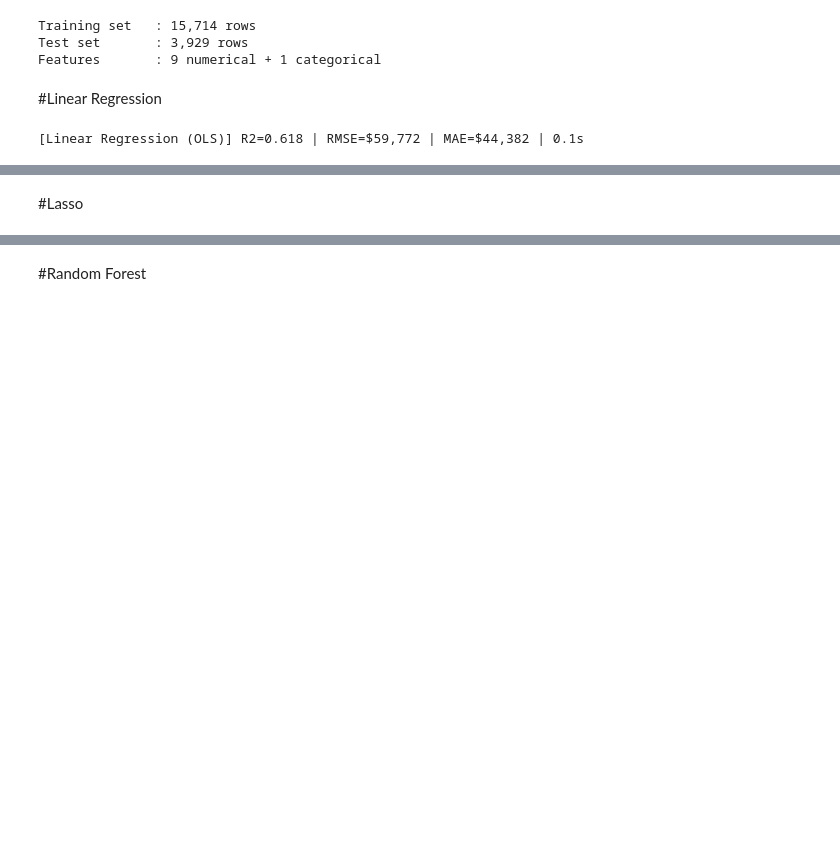
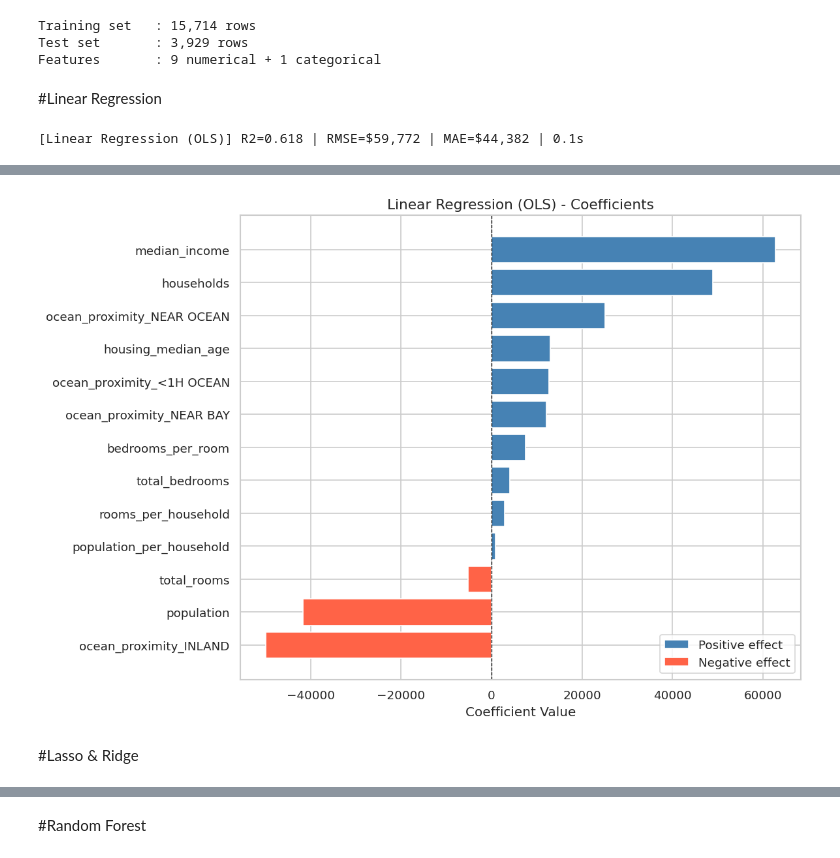
Before and after one commit to toni2174301/CFF-, a Jupyter notebook: Main.ipynb, the cells around one changed output, grey strips where cells are left out. Cells and saved outputs as stored; diff of their text form; code cells hidden in the pictures; blank space fills up the shorter version.

```diff
--- a/Main.ipynb
+++ b/Main.ipynb
@@ -487,5 +515,44 @@ results.append(evaluate_model('Linear Regression (OLS)', pipe_lr, X_train, y_tra
+# %%
+# ============================================================
+#COEFFICIENTS: LINEAR REGRESSION (OLS)
+# ============================================================
+
+def plot_coefficients(coefs, feature_names, title, color_pos='steelblue', color_neg='tomato', top_n=15):
+    feat_df = pd.DataFrame({'feature': feature_names, 'coefficient': coefs})
+    feat_df = feat_df.reindex(feat_df['coefficient'].abs().sort_values(ascending=False).index)
+    feat_df = feat_df.head(top_n).sort_values('coefficient', ascending=True)
+
+    colors = [color_pos if c >= 0 else color_neg for c in feat_df['coefficient']]
+
+    fig, ax = plt.subplots(figsize=(10, 7))
+    bars = ax.barh(feat_df['feature'], feat_df['coefficient'], color=colors)
+    ax.axvline(x=0, color='black', linewidth=0.8, linestyle='--')
+    ax.set_title(title, fontsize=13)
+    ax.set_xlabel('Coefficient Value')
+
+    # Legend
+    from matplotlib.patches import Patch
+    legend_elements = [
+        Patch(facecolor=color_pos, label='Positive effect'),
+        Patch(facecolor=color_neg, label='Negative effect')
+    ]
+    ax.legend(handles=legend_elements, loc='lower right')
+
+    plt.tight_layout()
+    filename = title.lower().replace(' ', '_').replace('(', '').replace(')', '').replace('|', '') + '.png'
+    plt.savefig(filename, dpi=150, bbox_inches='tight')
+    plt.show()
+
+# Extract coefficients
+lr_coefs      = pipe_lr.named_steps['model'].coef_
+lr_features   = get_feature_names(pipe_lr)
+
+plot_coefficients(lr_coefs, lr_features,
+                  'Linear Regression (OLS) - Coefficients')
+# %% [output]
+[figure, added]
 # %% [markdown]
-#Lasso
+#Lasso & Ridge
 # %%
 # ============================================================
 #  MODEL 2: LASSO & RIDGE
```
Also changed, not shown: parts of 18 cells of this notebook.
